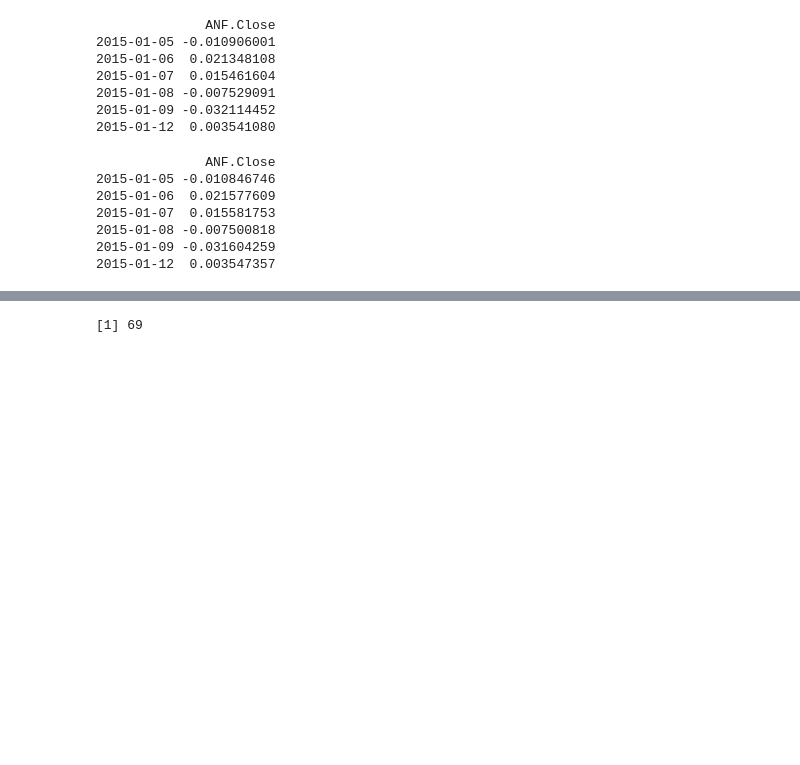
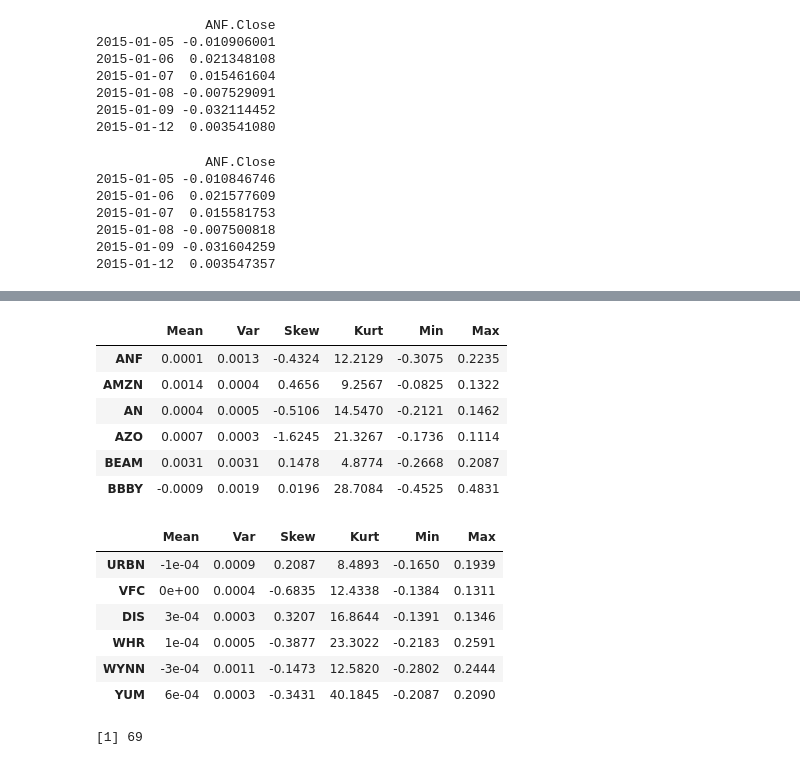
Before and after one commit to 51014941/JEM059-HW-Zhang-and-Qu, a Jupyter notebook: HW1-draft.ipynb, the cells around one changed output, grey strips where cells are left out. Cells and saved outputs as stored; diff of their text form; code cells hidden in the pictures; blank space fills up the shorter version.

```diff
--- a/HW1-draft.ipynb
+++ b/HW1-draft.ipynb
@@ -227,4 +266,22 @@ date_len
 # %%
-length(lrets)
+#transform the table for nicely readable manner
+stats_t <- t(stats)
+head(stats_t) # check head
+tail(stats_t) # check tail
+nrow(stats_t) # check total number of symbols
 # %% [output]
+|  | Mean | Var | Skew | Kurt | Min | Max |
+| ANF | 0.0001 | 0.0013 | -0.4324 | 12.2129 | -0.3075 | 0.2235 |
+| AMZN | 0.0014 | 0.0004 | 0.4656 | 9.2567 | -0.0825 | 0.1322 |
+| AN | 0.0004 | 0.0005 | -0.5106 | 14.5470 | -0.2121 | 0.1462 |
+| AZO | 0.0007 | 0.0003 | -1.6245 | 21.3267 | -0.1736 | 0.1114 |
+| BEAM | 0.0031 | 0.0031 | 0.1478 | 4.8774 | -0.2668 | 0.2087 |
+| BBBY | -0.0009 | 0.0019 | 0.0196 | 28.7084 | -0.4525 | 0.4831 |
+|  | Mean | Var | Skew | Kurt | Min | Max |
+| URBN | -1e-04 | 0.0009 | 0.2087 | 8.4893 | -0.1650 | 0.1939 |
+| VFC | 0e+00 | 0.0004 | -0.6835 | 12.4338 | -0.1384 | 0.1311 |
+| DIS | 3e-04 | 0.0003 | 0.3207 | 16.8644 | -0.1391 | 0.1346 |
+| WHR | 1e-04 | 0.0005 | -0.3877 | 23.3022 | -0.2183 | 0.2591 |
+| WYNN | -3e-04 | 0.0011 | -0.1473 | 12.5820 | -0.2802 | 0.2444 |
+| YUM | 6e-04 | 0.0003 | -0.3431 | 40.1845 | -0.2087 | 0.2090 |
 [1] 69
```
Also changed, not shown: parts of 41 cells of this notebook.
